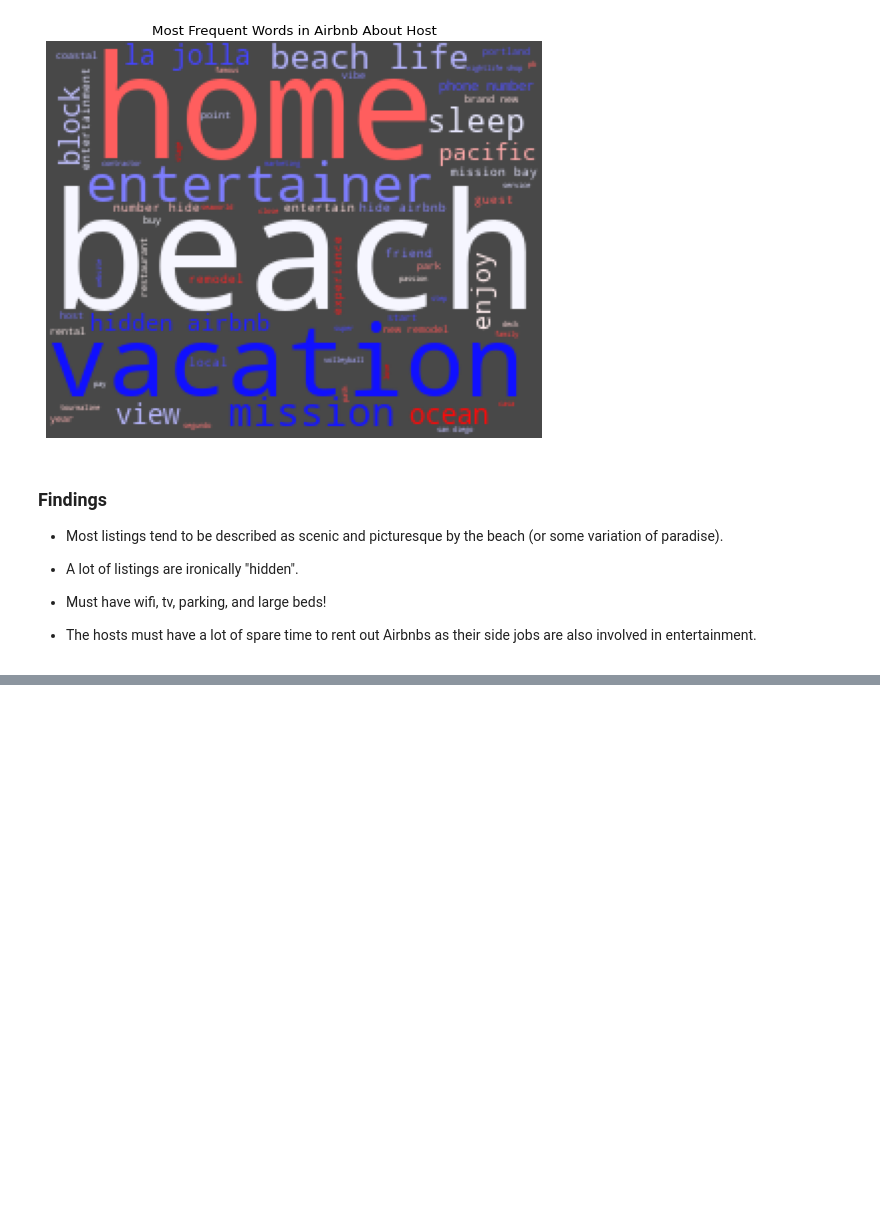
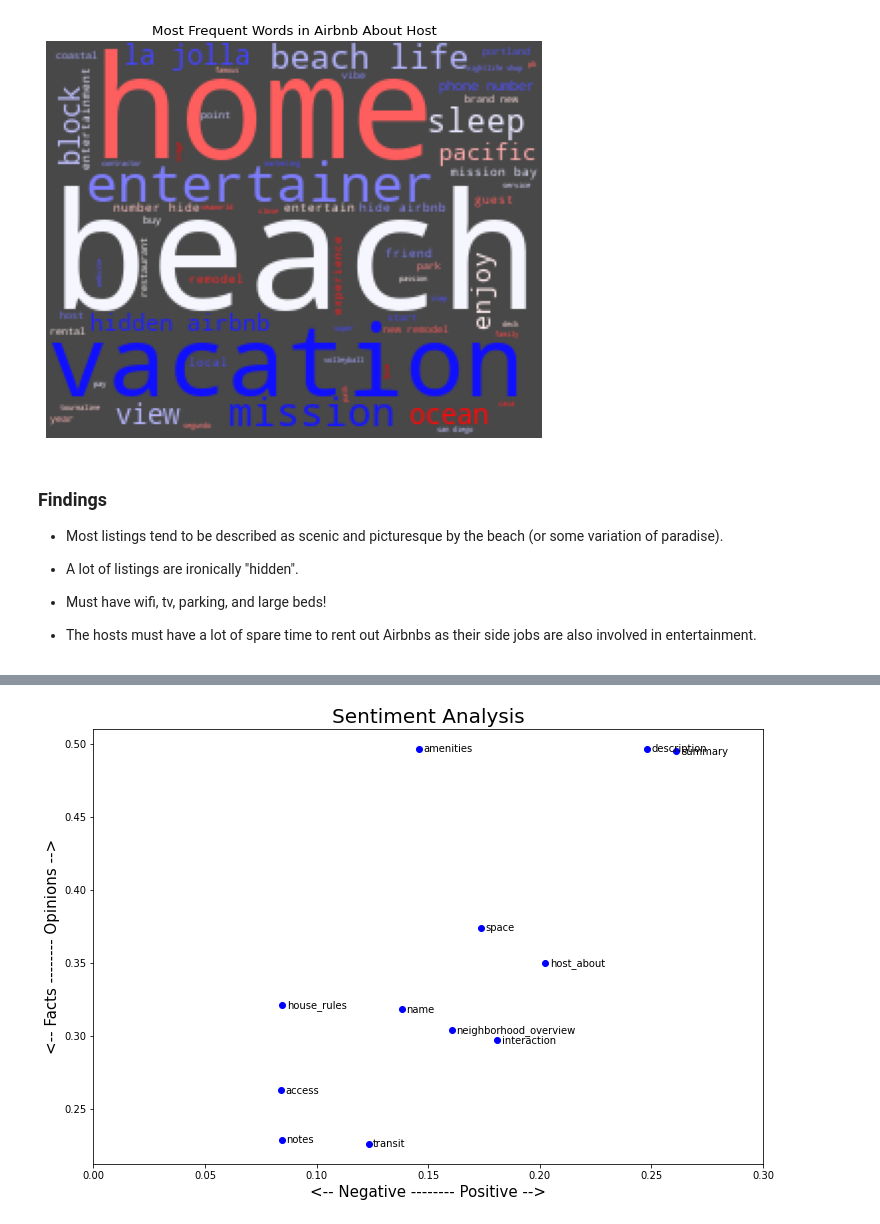
Before and after one commit to eric8395/airbnb_recommendations, a Jupyter notebook: NLP.ipynb, the cells around one changed output, grey strips where cells are left out. Cells and saved outputs as stored; diff of their text form; code cells hidden in the pictures; blank space fills up the shorter version.

Commit message:
sentiment analysis

```diff
--- a/NLP.ipynb
+++ b/NLP.ipynb
@@ -441,0 +453,15 @@ plt.show()
+# %%
+# calculate the polarity and subjectivity of each column
+pol = lambda x: TextBlob(x).sentiment.polarity
+sub = lambda x: TextBlob(x).sentiment.subjectivity
+
+# get list of column names
+col_names = list(sd_text.columns)
+# just get the relevant text columns
+col_names = col_names[2:]
+
+for col in col_names:
+    tokenized_text[col+'_polarity'] = tokenized_text[col].apply(pol)
+    tokenized_text[col+'_subjectivity'] = tokenized_text[col].apply(sub)
+
+tokenized_text
@@ -441,0 +499,14 @@ plt.show()
+# %%
+# define columns
+columns = ['Column_Name','Polarity', 'Subjectivity']
+
+# get a list of average polarity and subjectivity for each column
+polarity_avg = [tokenized_text[col+'_polarity'].mean() for col in col_names]
+subjectivity_avg = [tokenized_text[col+'_subjectivity'].mean() for col in col_names]
+
+# create a new dataframe with average of polarity and subjectivity for each column feature
+sentiment_df = pd.DataFrame({'Column_Name': col_names, 'Polarity': polarity_avg, 'Subjectivity': subjectivity_avg},
+                            index = col_names,
+                            columns = columns)
+
+sentiment_df
@@ -441,0 +527,18 @@ plt.show()
+# %%
+# Plot the results
+plt.rcParams['figure.figsize'] = [12, 8]
+
+for index, col in enumerate(sentiment_df.index):
+    x = sentiment_df.Polarity.loc[col]
+    y = sentiment_df.Subjectivity.loc[col]
+    plt.scatter(x, y, color='blue')
+    plt.text(x+.002, y-0.002, sentiment_df['Column_Name'][index], fontsize=10)
+    plt.xlim(0, 0.3)
+
+plt.title('Sentiment Analysis', fontsize=20)
+plt.xlabel('<-- Negative -------- Positive -->', fontsize=15)
+plt.ylabel('<-- Facts -------- Opinions -->', fontsize=15)
+
+plt.show()
+# %% [output]
+[figure, added]
```
Also changed, not shown: parts of 6 cells of this notebook.
